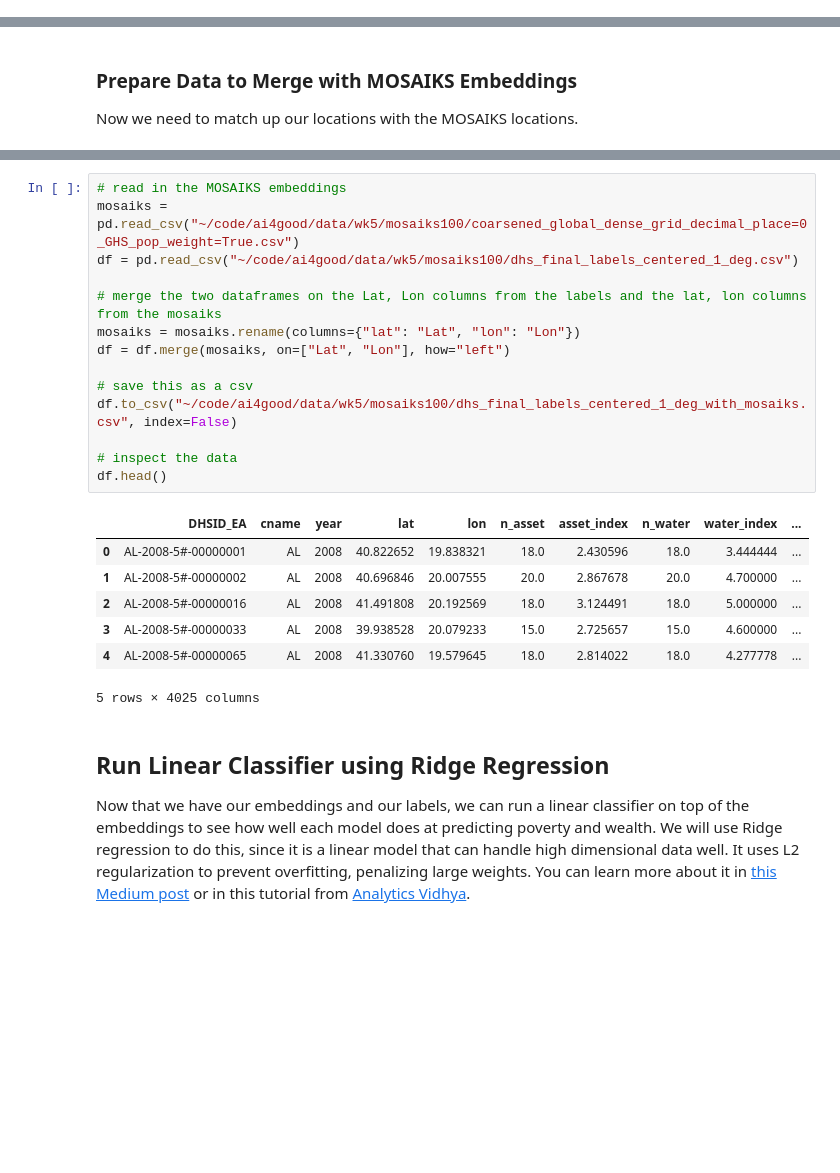
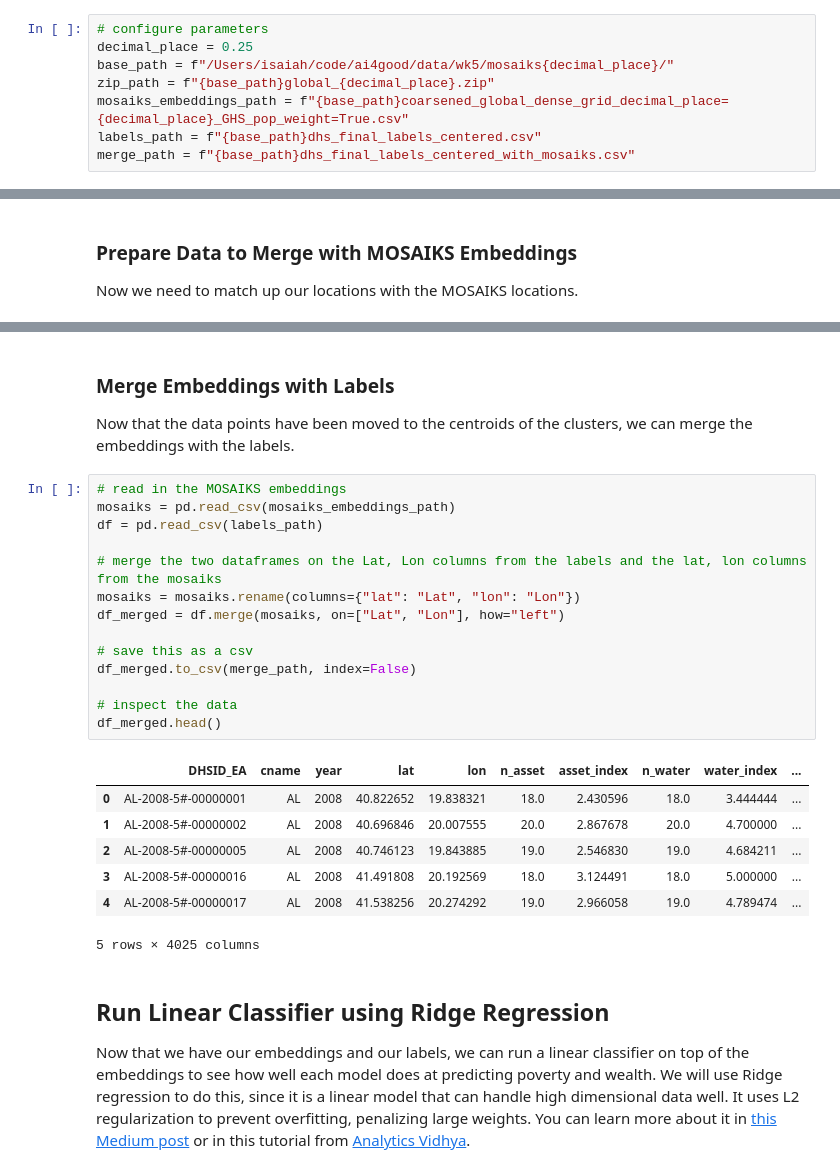
Before and after one commit to Better-Planet-Laboratory/ai4good, a Jupyter notebook: Notebooks/wk5/wealth-mapping.ipynb, the cells around one changed output, grey strips where cells are left out. Saved outputs shown, nothing was run; the diff lists cells and outputs as text; blank space fills up the shorter version.

```diff
--- a/Notebooks/wk5/wealth-mapping.ipynb
+++ b/Notebooks/wk5/wealth-mapping.ipynb
@@ -93,4 +93,12 @@ https://clay-foundation.github.io/model/index.html
 MULTI-TASK OBSERVATION USING SATELLITE IMAGERY & KITCHEN SINKS
 Nature Paper: https://www.nature.com/articles/s41467-021-24638-z
 Website with API: https://api.mosaiks.org/portal/index/
+# %%
+# configure parameters
+decimal_place = 0.25
+base_path = f"/Users/isaiah/code/ai4good/data/wk5/mosaiks{decimal_place}/"
+zip_path = f"{base_path}global_{decimal_place}.zip"
+mosaiks_embeddings_path = f"{base_path}coarsened_global_dense_grid_decimal_place={decimal_place}_GHS_pop_weight=True.csv"
+labels_path = f"{base_path}dhs_final_labels_centered.csv"
+merge_path = f"{base_path}dhs_final_labels_centered_with_mosaiks.csv"
 # %%
@@ -266,25 +205,28 @@ Started with 86936 rows, now have 2167 rows
 Map(basemap_style=<CartoBasemap.DarkMatter: 'https://basemaps.cartocdn.com/gl/dark-matter-gl-style/style.json'…
+# %% [markdown]
+### Merge Embeddings with Labels
+Now that the data points have been moved to the centroids of the clusters, we can merge the embeddings with the labels.
 # %%
 # read in the MOSAIKS embeddings
-mosaiks = pd.read_csv("~/code/ai4good/data/wk5/mosaiks100/coarsened_global_dense_grid_decimal_place=0_GHS_pop_weight=True.csv")
-df = pd.read_csv("~/code/ai4good/data/wk5/mosaiks100/dhs_final_labels_centered_1_deg.csv")
+mosaiks = pd.read_csv(mosaiks_embeddings_path)
+df = pd.read_csv(labels_path)
 
 # merge the two dataframes on the Lat, Lon columns from the labels and the lat, lon columns from the mosaiks
 mosaiks = mosaiks.rename(columns={"lat": "Lat", "lon": "Lon"})
-df = df.merge(mosaiks, on=["Lat", "Lon"], how="left")
+df_merged = df.merge(mosaiks, on=["Lat", "Lon"], how="left")
 
 # save this as a csv
-df.to_csv("~/code/ai4good/data/wk5/mosaiks100/dhs_final_labels_centered_1_deg_with_mosaiks.csv", index=False)
+df_merged.to_csv(merge_path, index=False)
 
 # inspect the data
-df.head()
+df_merged.head()
 # %% [output]
 |  | DHSID_EA | cname | year | lat | lon | n_asset | asset_index | n_water | water_index | ... |
 | 0 | AL-2008-5#-00000001 | AL | 2008 | 40.822652 | 19.838321 | 18.0 | 2.430596 | 18.0 | 3.444444 | ... |
 | 1 | AL-2008-5#-00000002 | AL | 2008 | 40.696846 | 20.007555 | 20.0 | 2.867678 | 20.0 | 4.700000 | ... |
-| 2 | AL-2008-5#-00000016 | AL | 2008 | 41.491808 | 20.192569 | 18.0 | 3.124491 | 18.0 | 5.000000 | ... |
-| 3 | AL-2008-5#-00000033 | AL | 2008 | 39.938528 | 20.079233 | 15.0 | 2.725657 | 15.0 | 4.600000 | ... |
-| 4 | AL-2008-5#-00000065 | AL | 2008 | 41.330760 | 19.579645 | 18.0 | 2.814022 | 18.0 | 4.277778 | ... |
+| 2 | AL-2008-5#-00000005 | AL | 2008 | 40.746123 | 19.843885 | 19.0 | 2.546830 | 19.0 | 4.684211 | ... |
+| 3 | AL-2008-5#-00000016 | AL | 2008 | 41.491808 | 20.192569 | 18.0 | 3.124491 | 18.0 | 5.000000 | ... |
+| 4 | AL-2008-5#-00000017 | AL | 2008 | 41.538256 | 20.274292 | 19.0 | 2.966058 | 19.0 | 4.789474 | ... |
 5 rows × 4025 columns
 # %% [markdown]
 ## Run Linear Classifier using Ridge Regression
```
Also changed, not shown: parts of 8 cells of this notebook, 2 other files.
